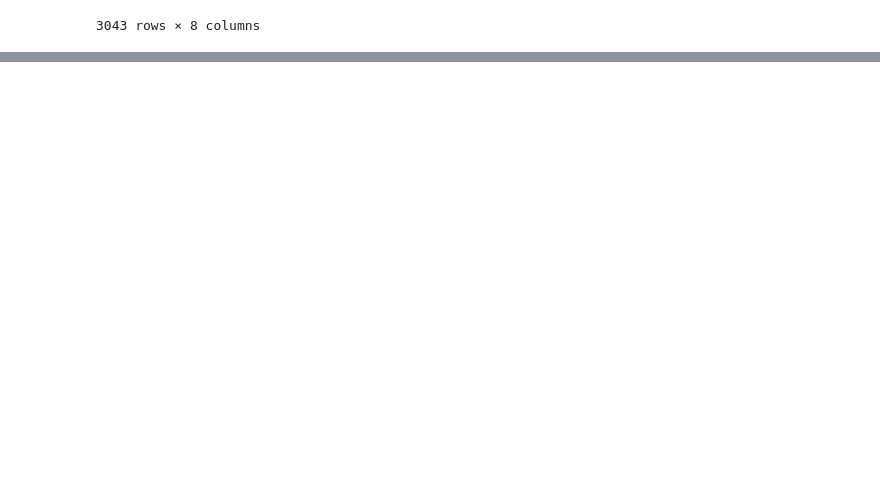
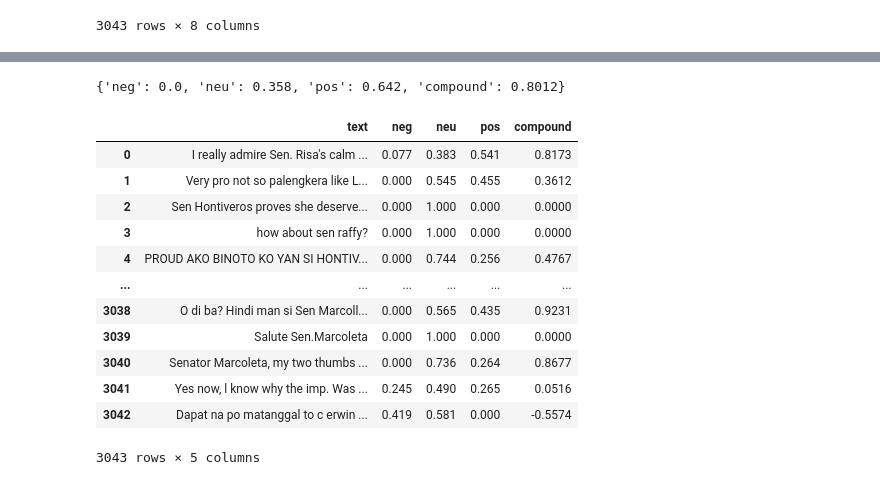
Before and after one commit to lawrencetheabhorrence/Social-Computing-Notebooks, a Jupyter notebook: YT_Analysis.ipynb, the cells around one changed output, grey strips where cells are left out. Cells and saved outputs as stored; diff of their text form; code cells hidden in the pictures; blank space fills up the shorter version.

```diff
--- a/YT_Analysis.ipynb
+++ b/YT_Analysis.ipynb
@@ -222,3 +235,8 @@ vis_data = pyLDAvis.prepare(topic_term_matrix, doc_topic_matrix, doc_lengths, vo
 pyLDAvis.display(vis_data)
 # %% [output]
 [interactive output not drawn]
+# %%
+from nltk.sentiment import SentimentIntensityAnalyzer
+nltk.download(["vader_lexicon"])
+
+senti = SentimentIntensityAnalyzer()
@@ -224,0 +247,33 @@ pyLDAvis.display(vis_data)
+# %%
+string = "Wow, VADER NLTK is really powerful!"
+
+senti.polarity_scores(string)
+# %% [output]
+{'neg': 0.0, 'neu': 0.358, 'pos': 0.642, 'compound': 0.8012}
+# %%
+def sentiment_analysis(dataframe, textcolumn):
+    for index, row in dataframe.iterrows():
+        senti_score = senti.polarity_scores(str(row[textcolumn]))
+        dataframe.loc[index, 'neg'] = senti_score['neg']
+        dataframe.loc[index, 'neu'] = senti_score['neu']
+        dataframe.loc[index, 'pos'] = senti_score['pos']
+        dataframe.loc[index, 'compound'] = senti_score['compound']
+    return dataframe
+# %%
+comment_sentiments = sentiment_analysis(comments, textcolumn='processed_text')
+# %%
+comment_sentiments[['text', 'neg', 'neu', 'pos', 'compound']]
+# %% [output]
+|  | text | neg | neu | pos | compound |
+| 0 | I really admire Sen. Risa's calm ... | 0.077 | 0.383 | 0.541 | 0.8173 |
+| 1 | Very pro not so palengkera like L... | 0.000 | 0.545 | 0.455 | 0.3612 |
+| 2 | Sen Hontiveros proves she deserve... | 0.000 | 1.000 | 0.000 | 0.0000 |
+| 3 | how about sen raffy? | 0.000 | 1.000 | 0.000 | 0.0000 |
+| 4 | PROUD AKO BINOTO KO YAN SI HONTIV... | 0.000 | 0.744 | 0.256 | 0.4767 |
+| ... | ... | ... | ... | ... | ... |
+| 3038 | O di ba? Hindi man si Sen Marcoll... | 0.000 | 0.565 | 0.435 | 0.9231 |
+| 3039 | Salute Sen.Marcoleta | 0.000 | 1.000 | 0.000 | 0.0000 |
+| 3040 | Senator Marcoleta, my two thumbs ... | 0.000 | 0.736 | 0.264 | 0.8677 |
+| 3041 | Yes now, l know why the imp. Was ... | 0.245 | 0.490 | 0.265 | 0.0516 |
+| 3042 | Dapat na po matanggal to c erwin ... | 0.419 | 0.581 | 0.000 | -0.5574 |
+3043 rows × 5 columns
```
Also changed, not shown: parts of 11 cells of this notebook.
